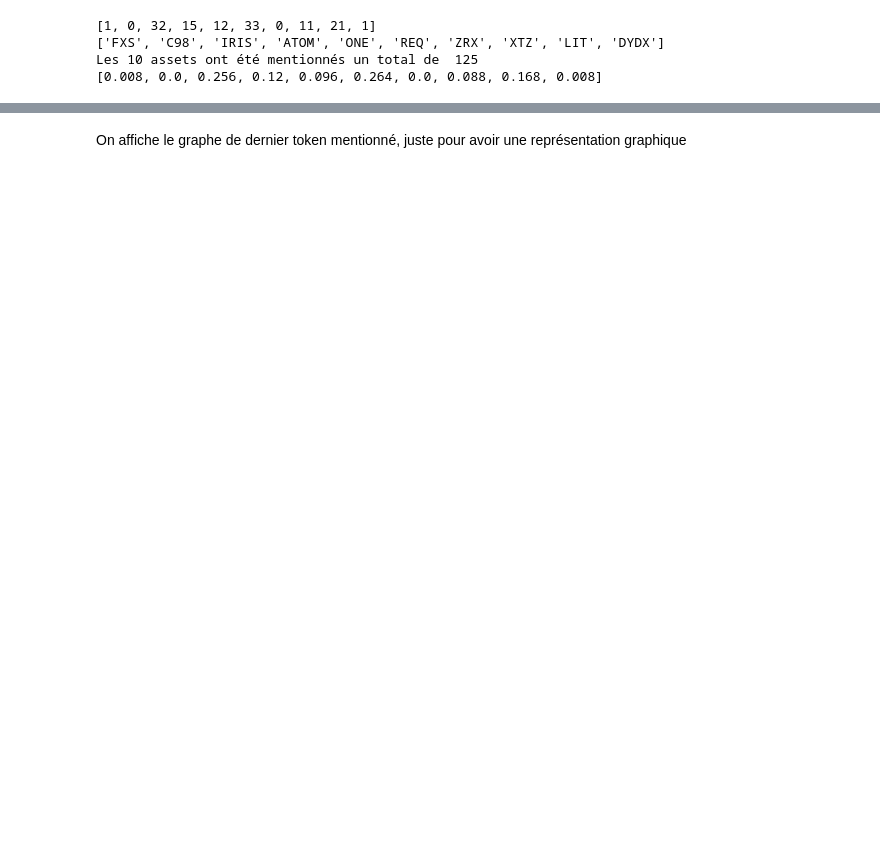
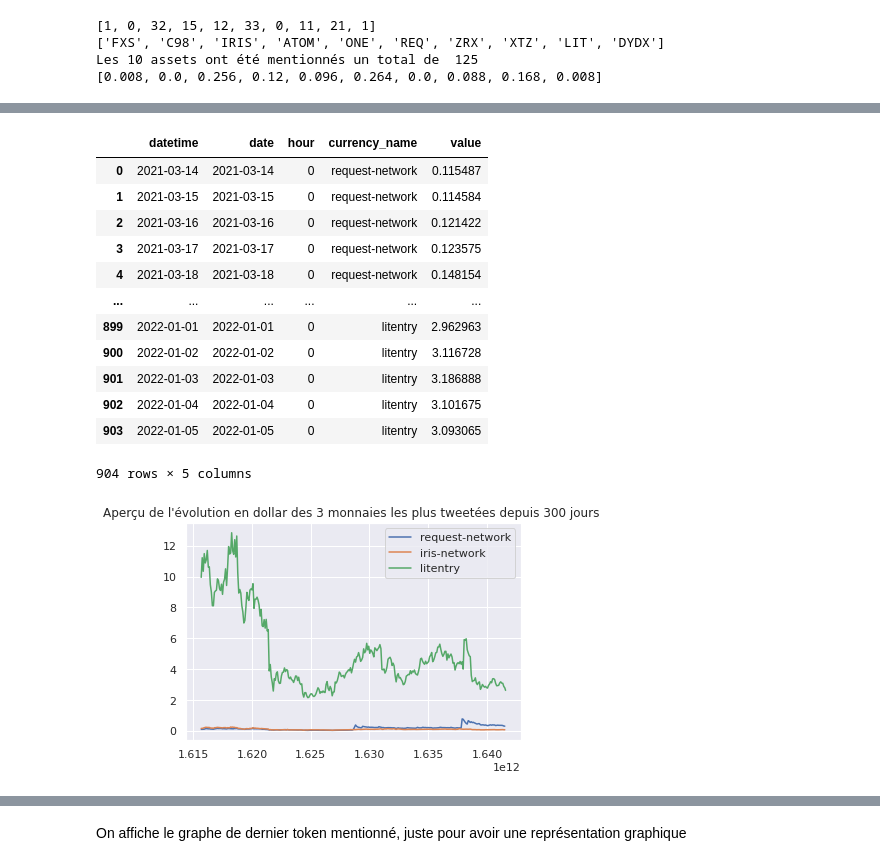
Before and after one commit to AxelBattut/Trading-Bot, a Jupyter notebook: TwitterDyor.ipynb, the cells around one changed output, grey strips where cells are left out. Drawn from its saved outputs; the diff is of its cells as text; code cells hidden in the pictures; blank space fills up the shorter version.

```diff
--- a/TwitterDyor.ipynb
+++ b/TwitterDyor.ipynb
@@ -273,0 +281,66 @@ fig.show()
+# %%
+
+from pycoingecko import CoinGeckoAPI
+
+#On récupère notre les 3 tokens les plus cités
+
+dict_from_list = dict(zip(tokens, nombre_apparition_token)) #On crée un dictionnaire avec les tokens comme clés, et le nombra d'apparition du token pour valeur
+dict_tokens=sorted(dict_from_list.items(), key=lambda t: t[1], reverse=True) #On trie notre dictionnaire par ordre decroissant
+lst=dict_tokens[:3]
+keys = [*dict(lst)]
+keys
+
+list = []
+for i in keys:
+
+  list.append(i.lower())
+
+print(list) #On passe la liste en minuscule
+
+#Sur CoinGecko chaque token a un ID bien specifique l'acronyme en majuscule n'est donc pas reconnue,
+#on replace donc les tokens de notre liste par leur ID equivalent dans l'API CoinGecko
+gecko_list = []
+for l in list :
+    for token in retour:
+        if token["symbol"] == l:
+            l = token['id']
+            gecko_list.append(l)
+
+print(gecko_list)
+
+#On affiche alors l'evolution du prix en dollar 3 tokens selectionnés sur les derniers 300 jours
+cg = CoinGeckoAPI()
+timePeriod = 300
+
+data = {}
+for coin in gecko_list:
+    try:
+        nested_lists = cg.get_coin_market_chart_by_id(
+            id=coin, vs_currency="usd", days=timePeriod
+        )["prices"]
+        data[coin] = {}
+        data[coin]["timestamps"], data[coin]["values"] = zip(*nested_lists)
+
+    except Exception as e:
+        print(e)
+        print("coin: " + coin)
+
+historique = [
+    pd.DataFrame(data[coin]["values"], index=data[coin]["timestamps"], columns=[coin])
+    for coin in gecko_list
+    if coin in data
+]
+print(historique)
+
+df_cryptocurrency = pd.concat(historique, axis=1).sort_index()
+df_cryptocurrency.plot(title="Aperçu de l'évolution en dollar des 3 monnaies les plus tweetées depuis 300 jours ")
+
+df_cryptocurrency["datetime"] = pd.to_datetime(df_cryptocurrency.index, unit="ms")
+df_cryptocurrency["date"] = df_cryptocurrency["datetime"].dt.date
+df_cryptocurrency["hour"] = df_cryptocurrency["datetime"].dt.hour
+
+df_cryptocurrency = df_cryptocurrency.melt(
+    id_vars=["datetime", "date", "hour"], var_name="currency_name"
+)
+df_cryptocurrency.head(-5)
+# %% [output]
@@ -273,0 +364,14 @@ fig.show()
+|  | datetime | date | hour | currency_name | value |
+| 0 | 2021-03-14 | 2021-03-14 | 0 | request-network | 0.115487 |
+| 1 | 2021-03-15 | 2021-03-15 | 0 | request-network | 0.114584 |
+| 2 | 2021-03-16 | 2021-03-16 | 0 | request-network | 0.121422 |
+| 3 | 2021-03-17 | 2021-03-17 | 0 | request-network | 0.123575 |
+| 4 | 2021-03-18 | 2021-03-18 | 0 | request-network | 0.148154 |
+| ... | ... | ... | ... | ... | ... |
+| 899 | 2022-01-01 | 2022-01-01 | 0 | litentry | 2.962963 |
+| 900 | 2022-01-02 | 2022-01-02 | 0 | litentry | 3.116728 |
+| 901 | 2022-01-03 | 2022-01-03 | 0 | litentry | 3.186888 |
+| 902 | 2022-01-04 | 2022-01-04 | 0 | litentry | 3.101675 |
+| 903 | 2022-01-05 | 2022-01-05 | 0 | litentry | 3.093065 |
+904 rows × 5 columns
+[figure, added]
```
Also changed, not shown: parts of 58 cells of this notebook.
